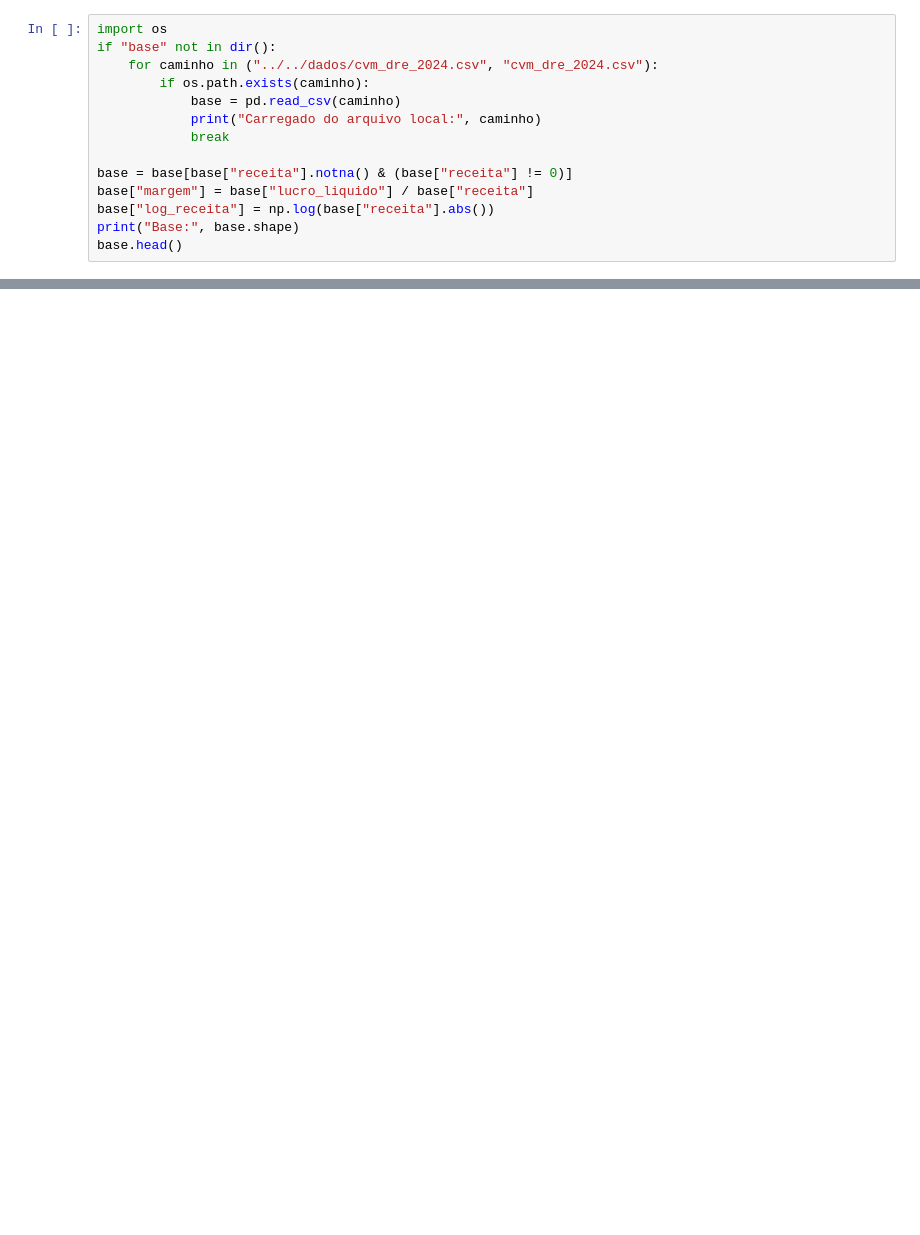
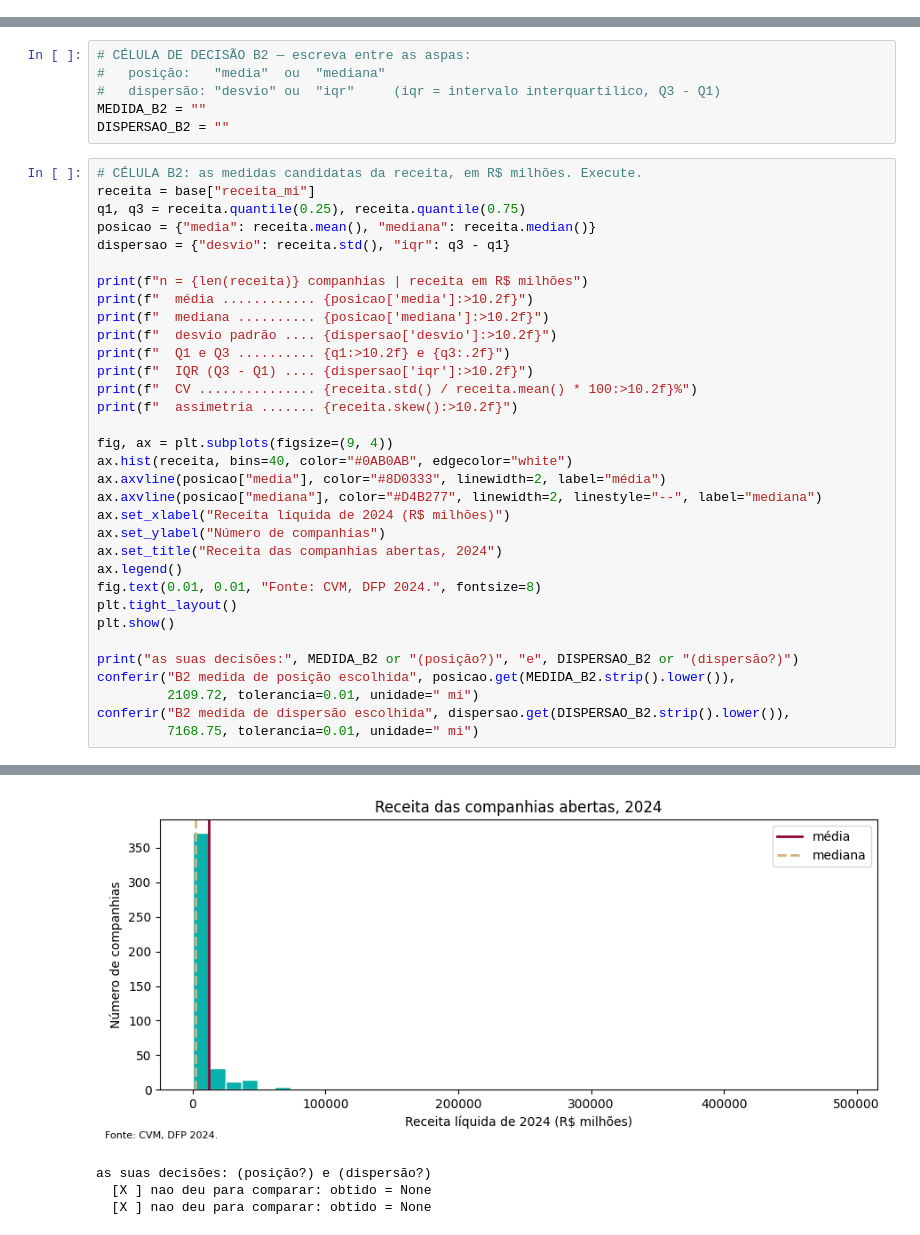
Before and after one commit to tadeugomes/metodos-pesquisa-quantitativa, a Jupyter notebook: notebooks/encontro-15/encontro15.ipynb, the cells around one changed output, grey strips where cells are left out. Saved outputs shown, nothing was run; the diff lists cells and outputs as text; blank space fills up the shorter version.

```diff
--- a/notebooks/encontro-15/encontro15.ipynb
+++ b/notebooks/encontro-15/encontro15.ipynb
@@ -149,14 +0,0 @@ except Exception:
-# %%
-import os
-if "base" not in dir():
-    for caminho in ("../../dados/cvm_dre_2024.csv", "cvm_dre_2024.csv"):
-        if os.path.exists(caminho):
-            base = pd.read_csv(caminho)
-            print("Carregado do arquivo local:", caminho)
-            break
-
-base = base[base["receita"].notna() & (base["receita"] != 0)]
-base["margem"] = base["lucro_liquido"] / base["receita"]
-base["log_receita"] = np.log(base["receita"].abs())
-print("Base:", base.shape)
-base.head()
@@ -316,0 +355,40 @@ que a base já mostrou nas células anteriores?
+# %%
+# CÉLULA DE DECISÃO B2 — escreva entre as aspas:
+#   posição:   "media"  ou  "mediana"
+#   dispersão: "desvio" ou  "iqr"     (iqr = intervalo interquartílico, Q3 - Q1)
+MEDIDA_B2 = ""
+DISPERSAO_B2 = ""
+# %%
+# CÉLULA B2: as medidas candidatas da receita, em R$ milhões. Execute.
+receita = base["receita_mi"]
+q1, q3 = receita.quantile(0.25), receita.quantile(0.75)
+posicao = {"media": receita.mean(), "mediana": receita.median()}
+dispersao = {"desvio": receita.std(), "iqr": q3 - q1}
+
+print(f"n = {len(receita)} companhias | receita em R$ milhões")
+print(f"  média ............ {posicao['media']:>10.2f}")
+print(f"  mediana .......... {posicao['mediana']:>10.2f}")
+print(f"  desvio padrão .... {dispersao['desvio']:>10.2f}")
+print(f"  Q1 e Q3 .......... {q1:>10.2f} e {q3:.2f}")
+print(f"  IQR (Q3 - Q1) .... {dispersao['iqr']:>10.2f}")
+print(f"  CV ............... {receita.std() / receita.mean() * 100:>10.2f}%")
+print(f"  assimetria ....... {receita.skew():>10.2f}")
+
+fig, ax = plt.subplots(figsize=(9, 4))
+ax.hist(receita, bins=40, color="#0AB0AB", edgecolor="white")
+ax.axvline(posicao["media"], color="#8D0333", linewidth=2, label="média")
+ax.axvline(posicao["mediana"], color="#D4B277", linewidth=2, linestyle="--", label="mediana")
+ax.set_xlabel("Receita líquida de 2024 (R$ milhões)")
+ax.set_ylabel("Número de companhias")
+ax.set_title("Receita das companhias abertas, 2024")
+ax.legend()
+fig.text(0.01, 0.01, "Fonte: CVM, DFP 2024.", fontsize=8)
+plt.tight_layout()
+plt.show()
+
+print("as suas decisões:", MEDIDA_B2 or "(posição?)", "e", DISPERSAO_B2 or "(dispersão?)")
+conferir("B2 medida de posição escolhida", posicao.get(MEDIDA_B2.strip().lower()),
+         2109.72, tolerancia=0.01, unidade=" mi")
+conferir("B2 medida de dispersão escolhida", dispersao.get(DISPERSAO_B2.strip().lower()),
+         7168.75, tolerancia=0.01, unidade=" mi")
+# %% [output]
@@ -316,0 +403,4 @@ que a base já mostrou nas células anteriores?
+[figure, added]
+as suas decisões: (posição?) e (dispersão?)
+  [X ] nao deu para comparar: obtido = None
+  [X ] nao deu para comparar: obtido = None
```
Also changed, not shown: parts of 73 cells of this notebook, 7 other files.
